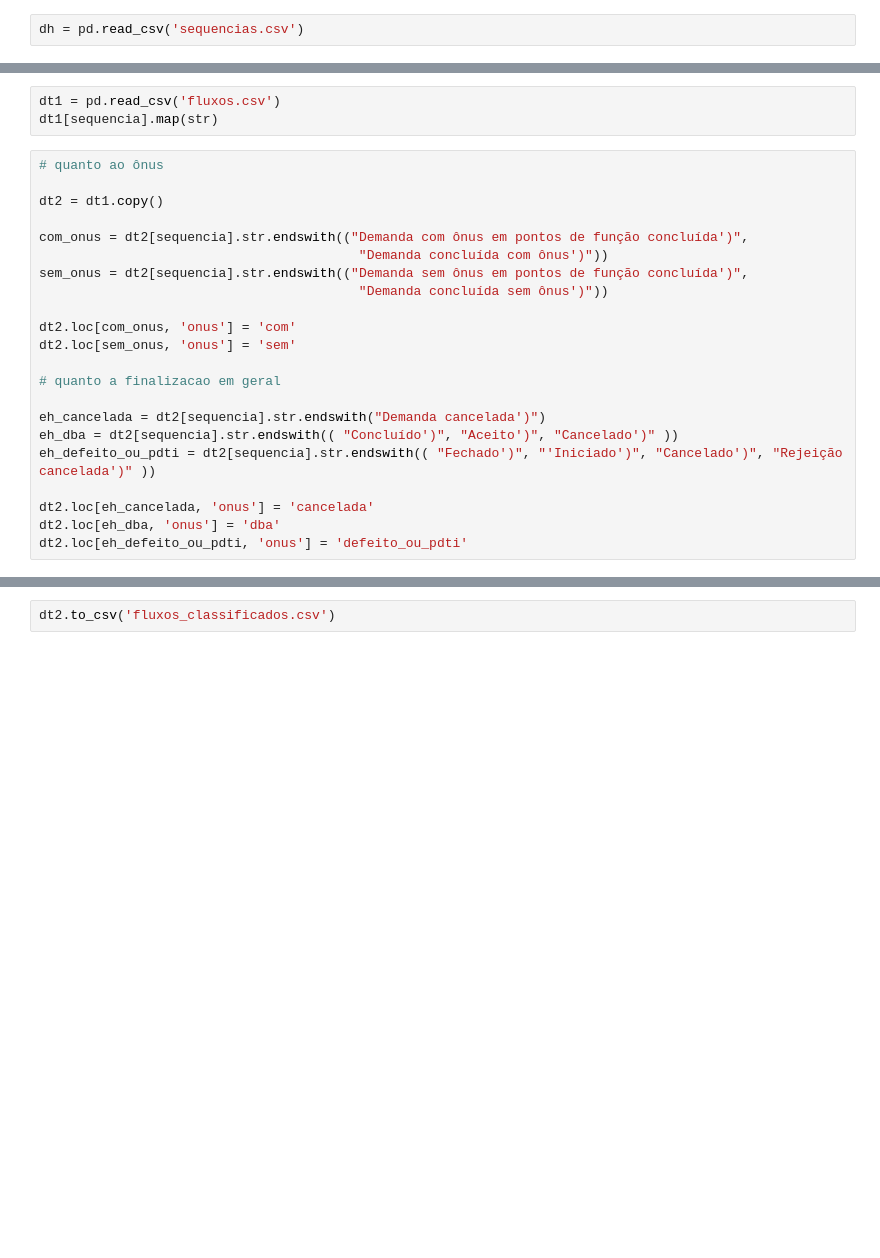
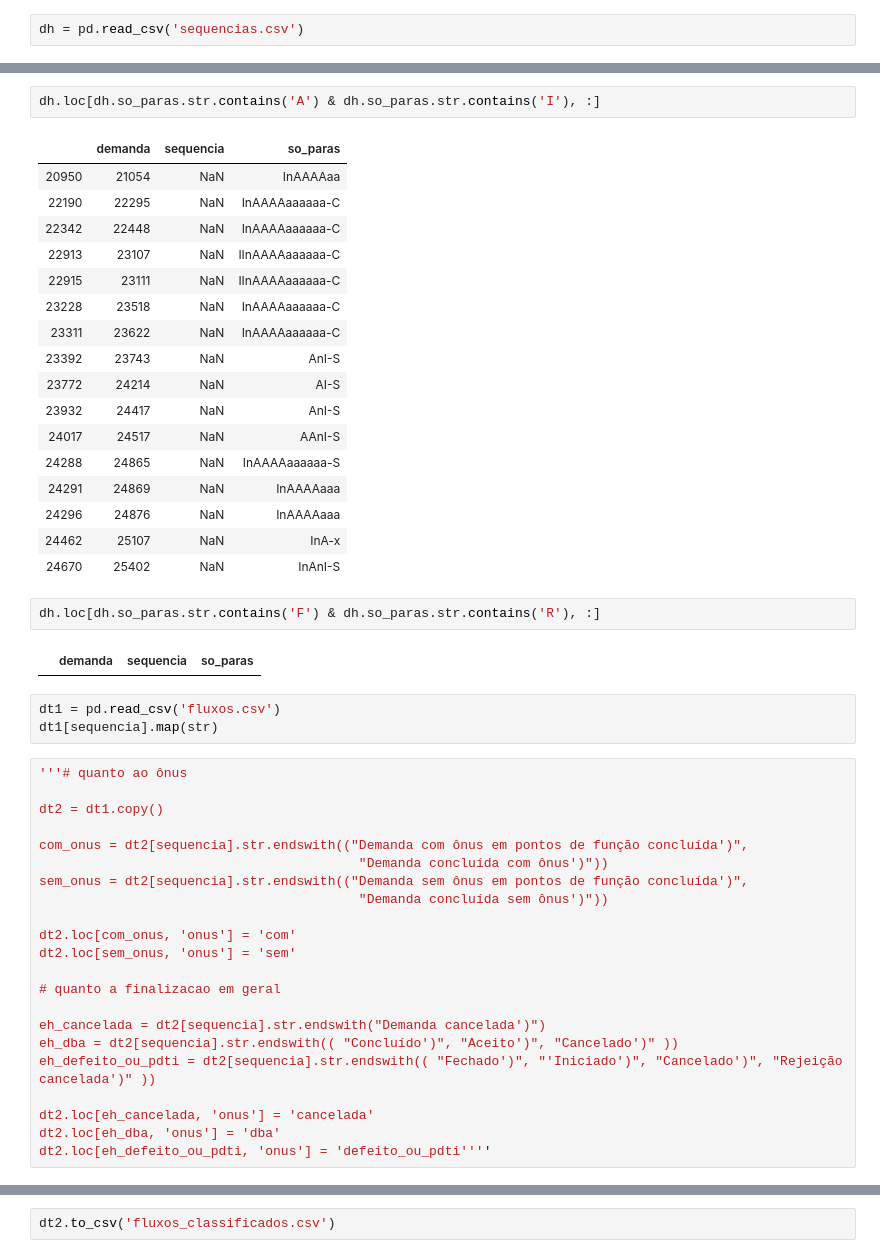
Before and after one commit to berrondo/ds-redm, a Jupyter notebook: sequencias.ipynb, the cells around one changed output, grey strips where cells are left out. Drawn from its saved outputs; the diff is of its cells as text; blank space fills up the shorter version.

```diff
--- a/sequencias.ipynb
+++ b/sequencias.ipynb
@@ -19,8 +57,32 @@ dt.to_csv('fluxos.csv')
+# %%
+dh.loc[dh.so_paras.str.contains('A') & dh.so_paras.str.contains('I'), :]
+# %% [output]
+|  | demanda | sequencia | so_paras |
+| 20950 | 21054 | NaN | InAAAAaa |
+| 22190 | 22295 | NaN | InAAAAaaaaaa-C |
+| 22342 | 22448 | NaN | InAAAAaaaaaa-C |
+| 22913 | 23107 | NaN | IInAAAAaaaaaa-C |
+| 22915 | 23111 | NaN | IInAAAAaaaaaa-C |
+| 23228 | 23518 | NaN | InAAAAaaaaaa-C |
+| 23311 | 23622 | NaN | InAAAAaaaaaa-C |
+| 23392 | 23743 | NaN | AnI-S |
+| 23772 | 24214 | NaN | AI-S |
+| 23932 | 24417 | NaN | AnI-S |
+| 24017 | 24517 | NaN | AAnI-S |
+| 24288 | 24865 | NaN | InAAAAaaaaaa-S |
+| 24291 | 24869 | NaN | InAAAAaaa |
+| 24296 | 24876 | NaN | InAAAAaaa |
+| 24462 | 25107 | NaN | InA-x |
+| 24670 | 25402 | NaN | InAnI-S |
+# %%
+dh.loc[dh.so_paras.str.contains('F') & dh.so_paras.str.contains('R'), :]
+# %% [output]
+|  | demanda | sequencia | so_paras |
 # %%
 dt1 = pd.read_csv('fluxos.csv')
 dt1[sequencia].map(str)
 # %%
-# quanto ao ônus
+'''# quanto ao ônus
 
 dt2 = dt1.copy()
 
@@ -40,5 +102,5 @@ eh_defeito_ou_pdti = dt2[sequencia].str.endswith(( "Fechado')", "'Iniciado')", "
 
 dt2.loc[eh_cancelada, 'onus'] = 'cancelada'
 dt2.loc[eh_dba, 'onus'] = 'dba'
-dt2.loc[eh_defeito_ou_pdti, 'onus'] = 'defeito_ou_pdti'
+dt2.loc[eh_defeito_ou_pdti, 'onus'] = 'defeito_ou_pdti''''
 # %%
```
Also changed, not shown: parts of 7 cells of this notebook, 3 other files.
